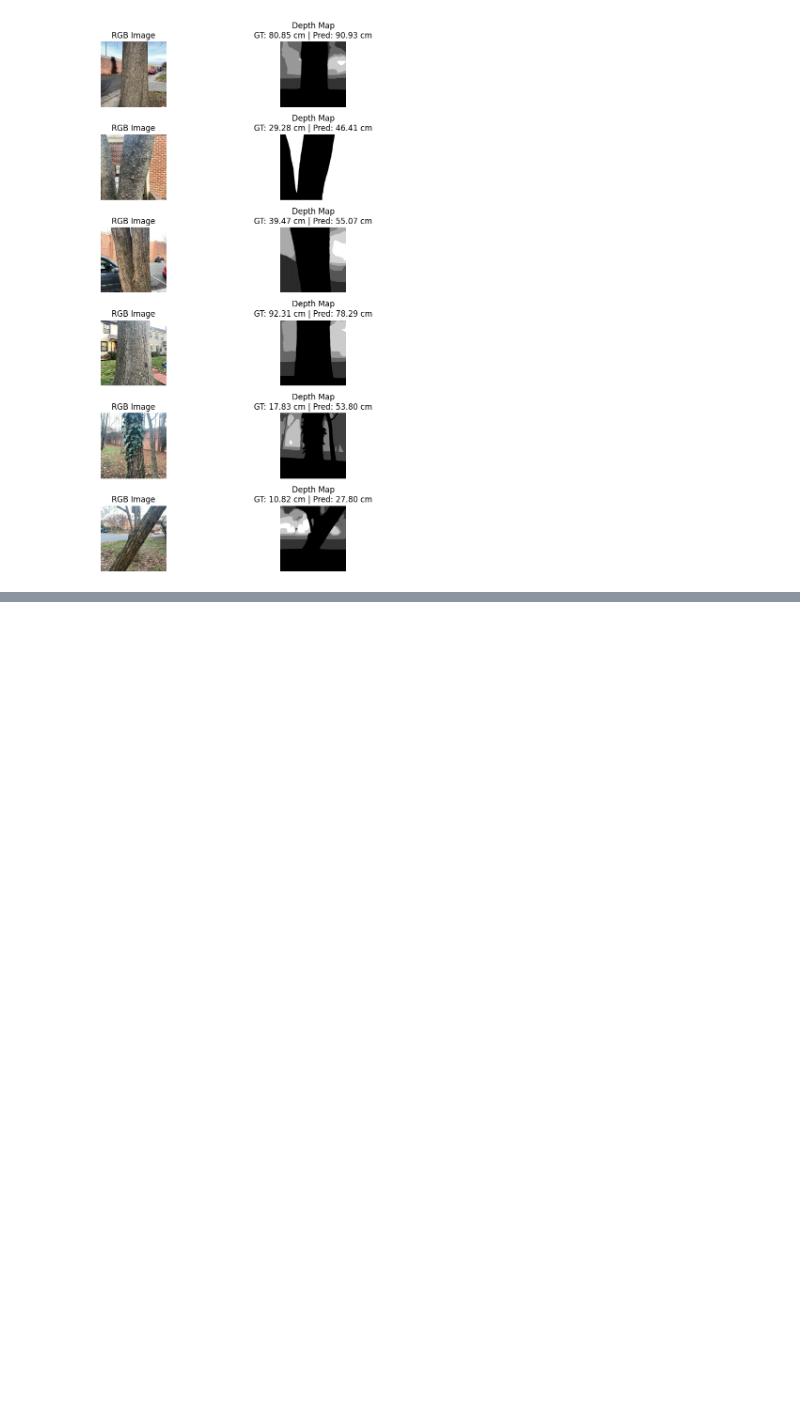
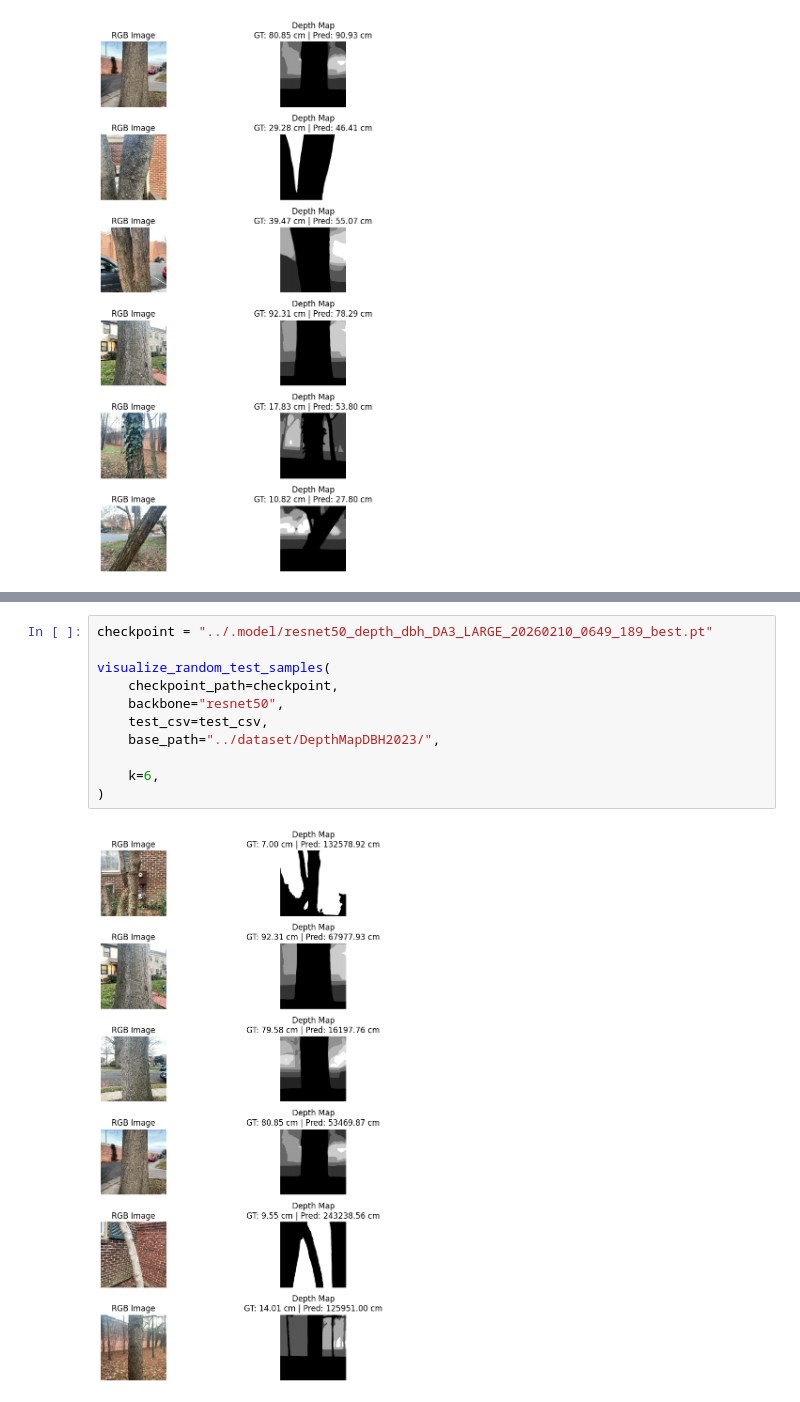
Before and after one commit to ovenmakemeheat/BKS-plant-search, a Jupyter notebook: notebooks/model_inference.ipynb, the cells around one changed output, grey strips where cells are left out. Drawn from its saved outputs; the diff is of its cells as text; blank space fills up the shorter version.

```diff
--- a/notebooks/model_inference.ipynb
+++ b/notebooks/model_inference.ipynb
@@ -120,0 +232,13 @@ visualize_random_test_samples(
+# %%
+checkpoint = "../.model/resnet50_depth_dbh_DA3_LARGE_20260210_0649_189_best.pt"
+
+visualize_random_test_samples(
+    checkpoint_path=checkpoint,
+    backbone="resnet50",
+    test_csv=test_csv,
+    base_path="../dataset/DepthMapDBH2023/",
+
+    k=6,
+)
+# %% [output]
+[figure, added]
```
Also changed, not shown: parts of 3 cells of this notebook, 5 other files.
